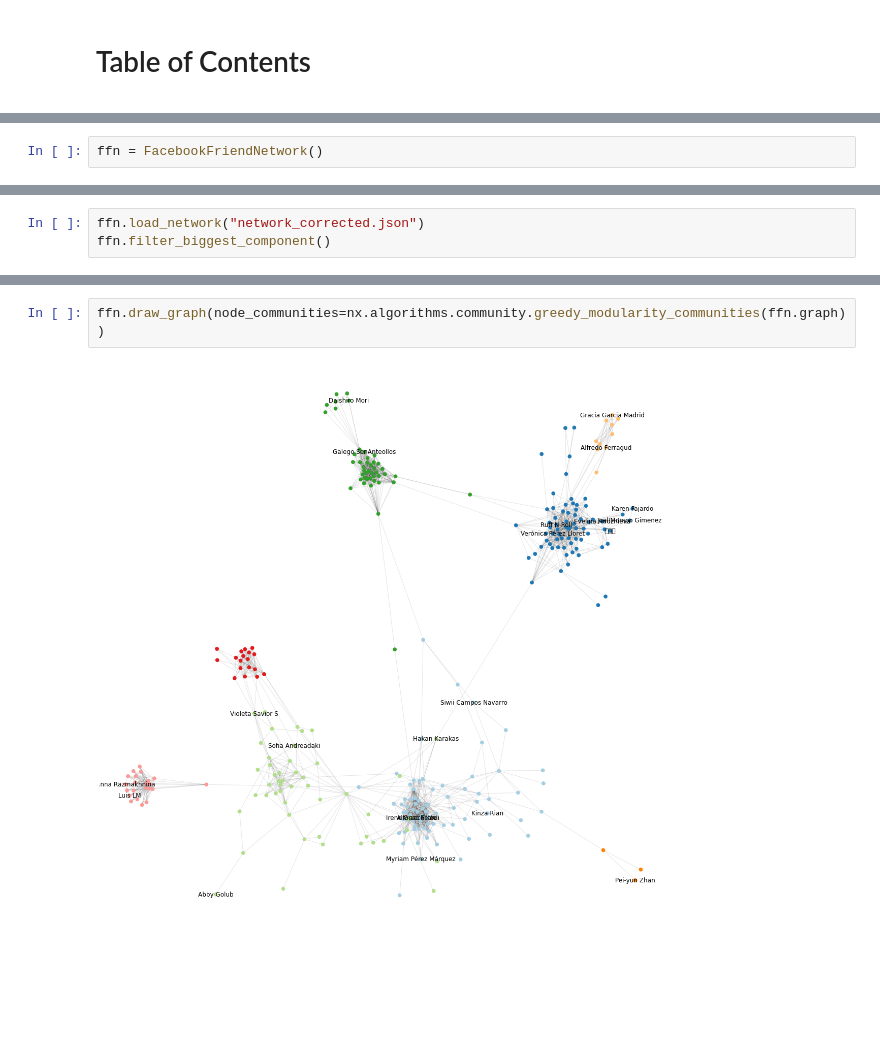
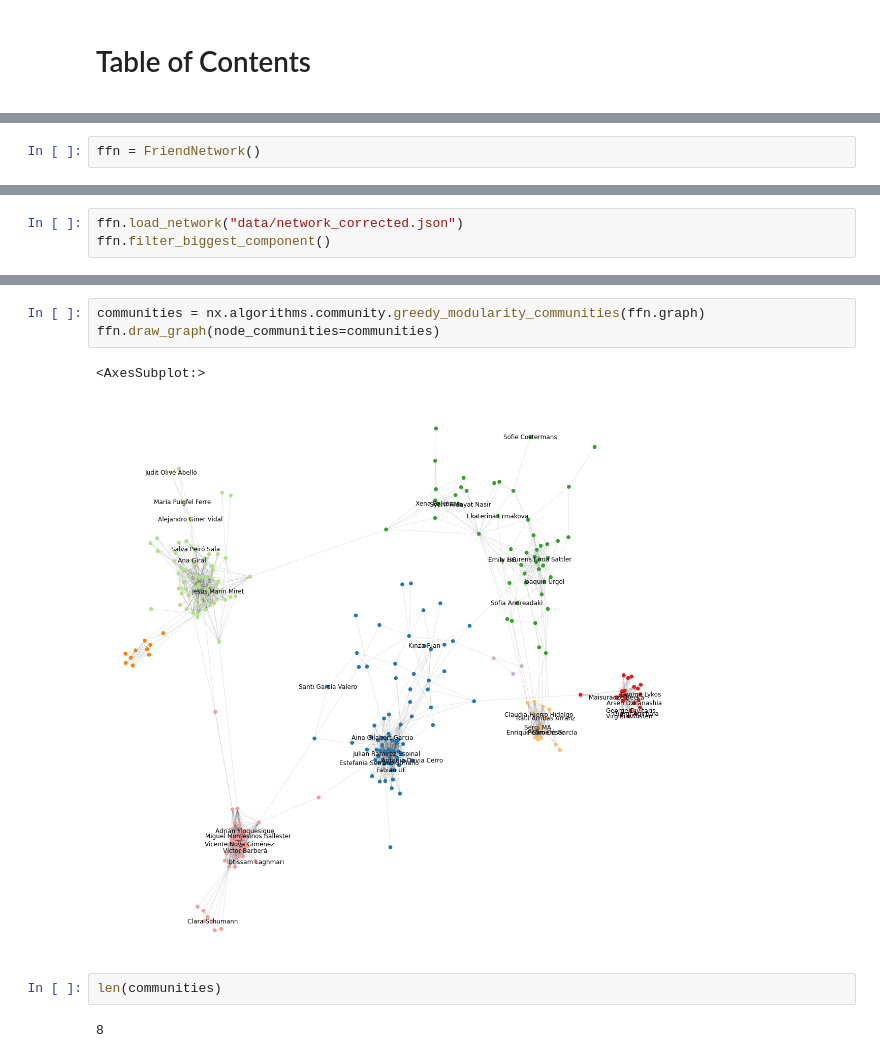
Before and after one commit to rubchume/FacebookFriendNetworkAnalyzer, a Jupyter notebook: FacebookScrape.ipynb, the cells around one changed output, grey strips where cells are left out. Saved outputs shown, nothing was run; the diff lists cells and outputs as text; blank space fills up the shorter version.

Commit message:
Start improving visualizations

```diff
--- a/FacebookScrape.ipynb
+++ b/FacebookScrape.ipynb
@@ -142,2 +16,2 @@ class FacebookFriendNetwork(object):
 # %%
-ffn = FacebookFriendNetwork()
+ffn = FriendNetwork()
@@ -146,4 +18,4 @@ Facebook Friend Network initialized
 # %%
-ffn.load_network("network_corrected.json")
+ffn.load_network("data/network_corrected.json")
 ffn.filter_biggest_component()
 # %%
@@ -165,6 +28,12 @@ ffn.draw_graph(node_scores=nx.betweenness_centrality(ffn.graph))
 # %%
-ffn.draw_graph(node_communities=nx.algorithms.community.greedy_modularity_communities(ffn.graph))
+communities = nx.algorithms.community.greedy_modularity_communities(ffn.graph)
+ffn.draw_graph(node_communities=communities)
 # %% [output]
+<AxesSubplot:>
-[figure, old version]
+[figure, new version]
+# %%
+len(communities)
+# %% [output]
+8
 # %%
 ffn.draw_graph(node_communities=list(nx.algorithms.community.kclique.k_clique_communities(ffn.graph, 4)))
```
Also changed, not shown: parts of 14 cells of this notebook, 4 other files.
